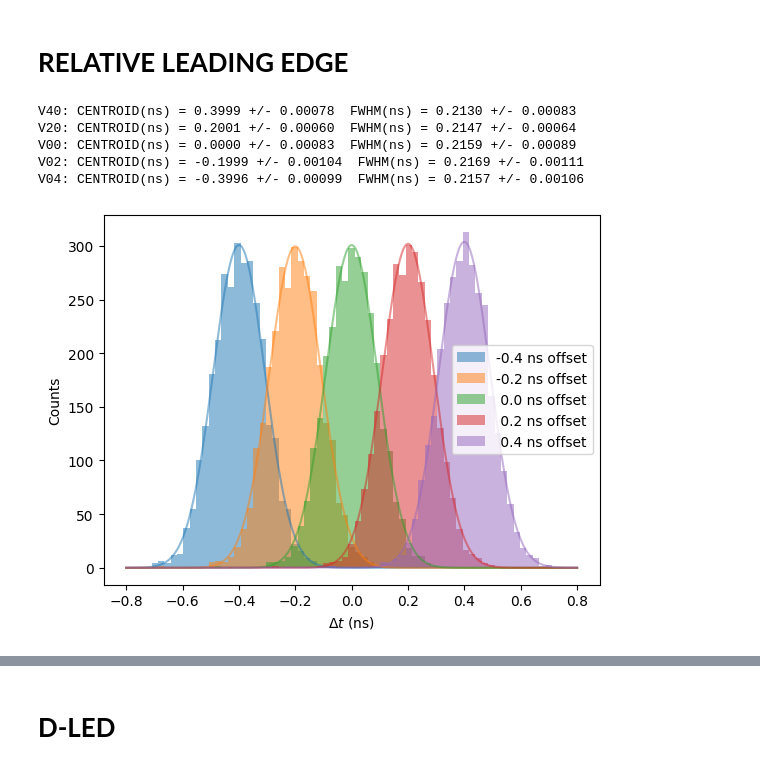
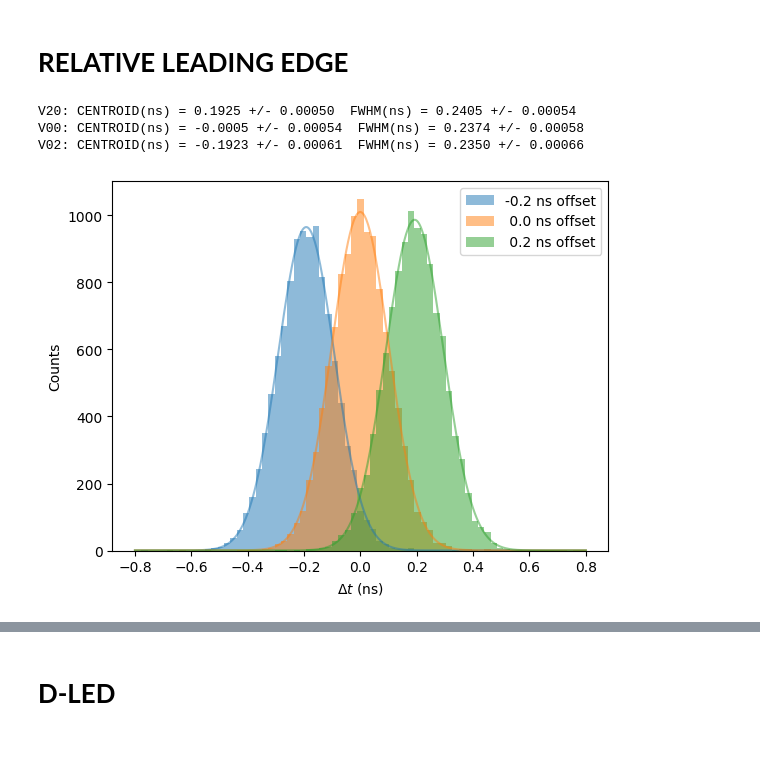
Before and after one commit to wjosefw/MLTiming, a Jupyter notebook: Traditional_methods.ipynb, the cells around one changed output, grey strips where cells are left out. Cells and saved outputs as stored; diff of their text form; code cells hidden in the pictures.

```diff
--- a/Traditional_methods.ipynb
+++ b/Traditional_methods.ipynb
@@ -208,57 +197,38 @@ Std MAE:  0.0412035540934245
 timestamps_RLED_dec0_DATA_00_list = []
 timestamps_RLED_dec0_DATA_02_list = []
 timestamps_RLED_dec0_DATA_20_list = []
-timestamps_RLED_dec0_DATA_04_list = []
-timestamps_RLED_dec0_DATA_40_list = []
 
 timestamps_RLED_dec1_DATA_00_list = []
 timestamps_RLED_dec1_DATA_02_list = []
 timestamps_RLED_dec1_DATA_20_list = []
-timestamps_RLED_dec1_DATA_04_list = []
-timestamps_RLED_dec1_DATA_40_list = []
 
 
-for i in range(DATA_00.shape[0]):
-  timestamp_dec0 = calculate_slope_y_intercept(DATA_00[i,:,0], time_step, threshold = 2*threshold)
-  timestamp_dec1 = calculate_slope_y_intercept(DATA_00[i,:,1], time_step, threshold = 2*threshold)
+for i in range(data_55.shape[0]):
+  timestamp_dec0 = calculate_slope_y_intercept(data_55[i,:,0], time_step, threshold = 2*threshold)
+  timestamp_dec1 = calculate_slope_y_intercept(data_55[i,:,1], time_step, threshold = 2*threshold)
   timestamps_RLED_dec0_DATA_00_list.append(timestamp_dec0)
   timestamps_RLED_dec1_DATA_00_list.append(timestamp_dec1)
 
-for i in range(DATA_02.shape[0]):
-  timestamp_dec0 = calculate_slope_y_intercept(DATA_02[i,:,0], time_step, threshold = 2*threshold)
-  timestamp_dec1 = calculate_slope_y_intercept(DATA_02[i,:,1], time_step, threshold = 2*threshold)
+for i in range(data_28.shape[0]):
+  timestamp_dec0 = calculate_slope_y_intercept(data_28[i,:,0], time_step, threshold = 2*threshold)
+  timestamp_dec1 = calculate_slope_y_intercept(data_28[i,:,1], time_step, threshold = 2*threshold)
   timestamps_RLED_dec0_DATA_02_list.append(timestamp_dec0)
   timestamps_RLED_dec1_DATA_02_list.append(timestamp_dec1)
 
-for i in range(DATA_20.shape[0]):
-  timestamp_dec0 = calculate_slope_y_intercept(DATA_20[i,:,0], time_step, threshold = 2*threshold)
-  timestamp_dec1 = calculate_slope_y_intercept(DATA_20[i,:,1], time_step, threshold = 2*threshold)
+for i in range(data_82.shape[0]):
+  timestamp_dec0 = calculate_slope_y_intercept(data_82[i,:,0], time_step, threshold = 2*threshold)
+  timestamp_dec1 = calculate_slope_y_intercept(data_82[i,:,1], time_step, threshold = 2*threshold)
   timestamps_RLED_dec0_DATA_20_list.append(timestamp_dec0)
   timestamps_RLED_dec1_DATA_20_list.append(timestamp_dec1)
 
-for i in range(DATA_04.shape[0]):
-  timestamp_dec0 = calculate_slope_y_intercept(DATA_04[i,:,0], time_step, threshold = 2*threshold)
-  timestamp_dec1 = calculate_slope_y_intercept(DATA_04[i,:,1], time_step, threshold = 2*threshold)
-  timestamps_RLED_dec0_DATA_04_list.append(timestamp_dec0)
-  timestamps_RLED_dec1_DATA_04_list.append(timestamp_dec1)
-
-for i in range(DATA_40.shape[0]):
-  timestamp_dec0 = calculate_slope_y_intercept(DATA_40[i,:,0], time_step, threshold = 2*threshold)
-  timestamp_dec1 = calculate_slope_y_intercept(DATA_40[i,:,1], time_step, threshold = 2*threshold)
-  timestamps_RLED_dec0_DATA_40_list.append(timestamp_dec0)
-  timestamps_RLED_dec1_DATA_40_list.append(timestamp_dec1)
 
 timestamps_RLED_dec0_DATA_00 = np.array(timestamps_RLED_dec0_DATA_00_list)
 timestamps_RLED_dec0_DATA_02 = np.array(timestamps_RLED_dec0_DATA_02_list)
 timestamps_RLED_dec0_DATA_20 = np.array(timestamps_RLED_dec0_DATA_20_list)
-timestamps_RLED_dec0_DATA_04 = np.array(timestamps_RLED_dec0_DATA_04_list)
-timestamps_RLED_dec0_DATA_40 = np.array(timestamps_RLED_dec0_DATA_40_list)
 
 timestamps_RLED_dec1_DATA_00 = np.array(timestamps_RLED_dec1_DATA_00_list)
 timestamps_RLED_dec1_DATA_02 = np.array(timestamps_RLED_dec1_DATA_02_list)
 timestamps_RLED_dec1_DATA_20 = np.array(timestamps_RLED_dec1_DATA_20_list)
-timestamps_RLED_dec1_DATA_04 = np.array(timestamps_RLED_dec1_DATA_04_list)
-timestamps_RLED_dec1_DATA_40 = np.array(timestamps_RLED_dec1_DATA_40_list)
 # %%
 TOF_RLED_V00 = timestamps_RLED_dec0_DATA_00 - timestamps_RLED_dec1_DATA_00
 TOF_RLED_V02 = timestamps_RLED_dec0_DATA_02 - timestamps_RLED_dec1_DATA_02
@@ -268,39 +236,29 @@ TOF_RLED_V40 = timestamps_RLED_dec0_DATA_40 - timestamps_RLED_dec1_DATA_40
 # %%
 #------------------------------------------- Histogram and gaussian fit -----------------------------------------------
 centroid_V00 = calculate_gaussian_center(TOF_RLED_V00[None,:], nbins = nbins, limits = 3)
 
-plot_gaussian(TOF_RLED_V04, centroid_V00, range = 0.8, label = '-0.4 ns offset', nbins = nbins)
 plot_gaussian(TOF_RLED_V02, centroid_V00, range = 0.8, label = '-0.2 ns offset', nbins = nbins)
 plot_gaussian(TOF_RLED_V00, centroid_V00, range = 0.8, label = ' 0.0 ns offset', nbins = nbins)
 plot_gaussian(TOF_RLED_V20, centroid_V00, range = 0.8, label = ' 0.2 ns offset', nbins = nbins)
-plot_gaussian(TOF_RLED_V40, centroid_V00, range = 0.8, label = ' 0.4 ns offset', nbins = nbins)
 
-
-params_V04, errors_V04 = get_gaussian_params(TOF_RLED_V04, centroid_V00, range = 0.8, nbins = nbins)
 params_V02, errors_V02 = get_gaussian_params(TOF_RLED_V02, centroid_V00, range = 0.8, nbins = nbins)
 params_V00, errors_V00 = get_gaussian_params(TOF_RLED_V00, centroid_V00, range = 0.8, nbins = nbins)
 params_V20, errors_V20 = get_gaussian_params(TOF_RLED_V20, centroid_V00, range = 0.8, nbins = nbins)
-params_V40, errors_V40 = get_gaussian_params(TOF_RLED_V40, centroid_V00, range = 0.8, nbins = nbins)
 
-
-print("V40: CENTROID(ns) = %.4f +/- %.5f  FWHM(ns) = %.4f +/- %.5f" % (params_V40[2], errors_V40[2], params_V40[3], errors_V40[3]))
 print("V20: CENTROID(ns) = %.4f +/- %.5f  FWHM(ns) = %.4f +/- %.5f" % (params_V20[2], errors_V20[2], params_V20[3], errors_V20[3]))
 print("V00: CENTROID(ns) = %.4f +/- %.5f  FWHM(ns) = %.4f +/- %.5f" % (params_V00[2], errors_V00[2], params_V00[3], errors_V00[3]))
 print("V02: CENTROID(ns) = %.4f +/- %.5f  FWHM(ns) = %.4f +/- %.5f" % (params_V02[2], errors_V02[2], params_V02[3], errors_V02[3]))
-print("V04: CENTROID(ns) = %.4f +/- %.5f  FWHM(ns) = %.4f +/- %.5f" % (params_V04[2], errors_V04[2], params_V04[3], errors_V04[3]))
 
 print('')
 plt.legend()
 plt.xlabel('$\Delta t$ (ns)')
 plt.ylabel('Counts')
 plt.show()
 # %% [output]
-V40: CENTROID(ns) = 0.3999 +/- 0.00078  FWHM(ns) = 0.2130 +/- 0.00083
-V20: CENTROID(ns) = 0.2001 +/- 0.00060  FWHM(ns) = 0.2147 +/- 0.00064
-V00: CENTROID(ns) = 0.0000 +/- 0.00083  FWHM(ns) = 0.2159 +/- 0.00089
-V02: CENTROID(ns) = -0.1999 +/- 0.00104  FWHM(ns) = 0.2169 +/- 0.00111
-V04: CENTROID(ns) = -0.3996 +/- 0.00099  FWHM(ns) = 0.2157 +/- 0.00106
+V20: CENTROID(ns) = 0.1925 +/- 0.00050  FWHM(ns) = 0.2405 +/- 0.00054
+V00: CENTROID(ns) = -0.0005 +/- 0.00054  FWHM(ns) = 0.2374 +/- 0.00058
+V02: CENTROID(ns) = -0.1923 +/- 0.00061  FWHM(ns) = 0.2350 +/- 0.00066
-[figure, old version]
+[figure, new version]
 # %%
 # -------------------------------------------------------------------------
 #--------------------------- BOOTSTRAPING ---------------------------------
```
Also changed, not shown: parts of 21 cells of this notebook.
